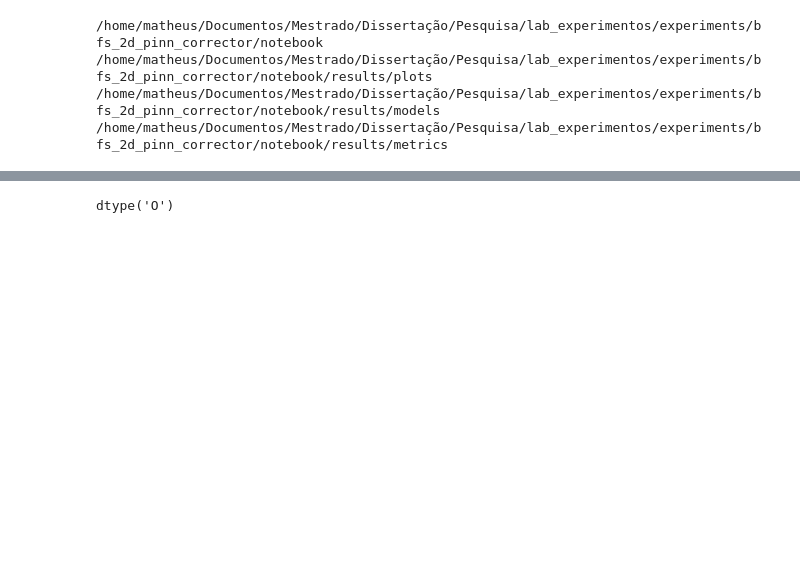
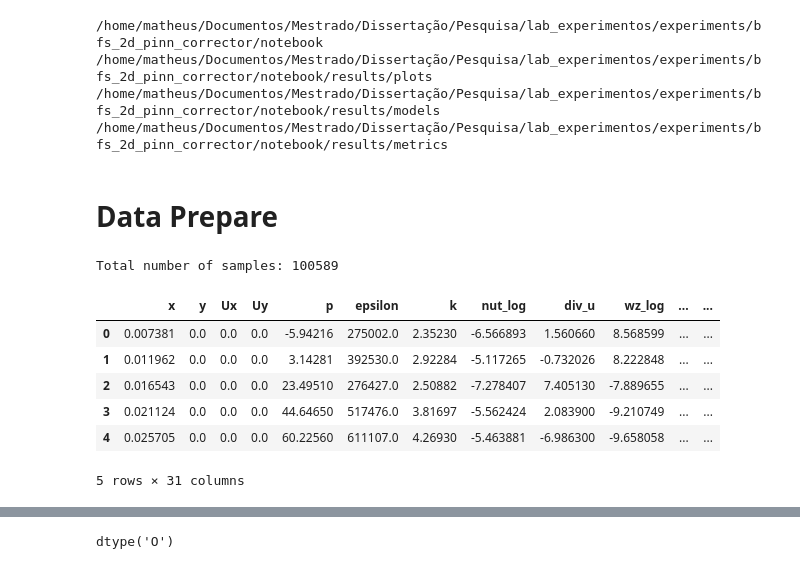
Before and after one commit to borges12matheus/pinn_hybrid_experiments, a Jupyter notebook: notebook/bfs2d_pipeline_baseline_v0.ipynb, the cells around one changed output, grey strips where cells are left out. Drawn from its saved outputs; the diff is of its cells as text; code cells hidden in the pictures; blank space fills up the shorter version.

```diff
--- a/notebook/bfs2d_pipeline_baseline_v0.ipynb
+++ b/notebook/bfs2d_pipeline_baseline_v0.ipynb
@@ -32,3 +32,18 @@ for p in [PATH_PLOT, PATH_MODEL, PATH_METRIC]:
 /home/matheus/Documentos/Mestrado/Dissertação/Pesquisa/lab_experimentos/experiments/bfs_2d_pinn_corrector/notebook/results/plots
 /home/matheus/Documentos/Mestrado/Dissertação/Pesquisa/lab_experimentos/experiments/bfs_2d_pinn_corrector/notebook/results/models
 /home/matheus/Documentos/Mestrado/Dissertação/Pesquisa/lab_experimentos/experiments/bfs_2d_pinn_corrector/notebook/results/metrics
+# %% [markdown]
+# Data Prepare
+# %%
+df_20 = pd.read_parquet(PATH_EXP_DIR / 'data/data_processed/dataset_bfs_2d_kepsilon_Re20000_full.parquet')
+print(f"Total number of samples: {len(df_20)}")
+df_20.head()
+# %% [output]
+Total number of samples: 100589
+|  | x | y | Ux | Uy | p | epsilon | k | nut_log | div_u | wz_log | ... | ... |
+| 0 | 0.007381 | 0.0 | 0.0 | 0.0 | -5.94216 | 275002.0 | 2.35230 | -6.566893 | 1.560660 | 8.568599 | ... | ... |
+| 1 | 0.011962 | 0.0 | 0.0 | 0.0 | 3.14281 | 392530.0 | 2.92284 | -5.117265 | -0.732026 | 8.222848 | ... | ... |
+| 2 | 0.016543 | 0.0 | 0.0 | 0.0 | 23.49510 | 276427.0 | 2.50882 | -7.278407 | 7.405130 | -7.889655 | ... | ... |
+| 3 | 0.021124 | 0.0 | 0.0 | 0.0 | 44.64650 | 517476.0 | 3.81697 | -5.562424 | 2.083900 | -9.210749 | ... | ... |
+| 4 | 0.025705 | 0.0 | 0.0 | 0.0 | 60.22560 | 611107.0 | 4.26930 | -5.463881 | -6.986300 | -9.658058 | ... | ... |
+5 rows × 31 columns
```
Also changed, not shown: parts of 5 cells of this notebook, 19 other files.
